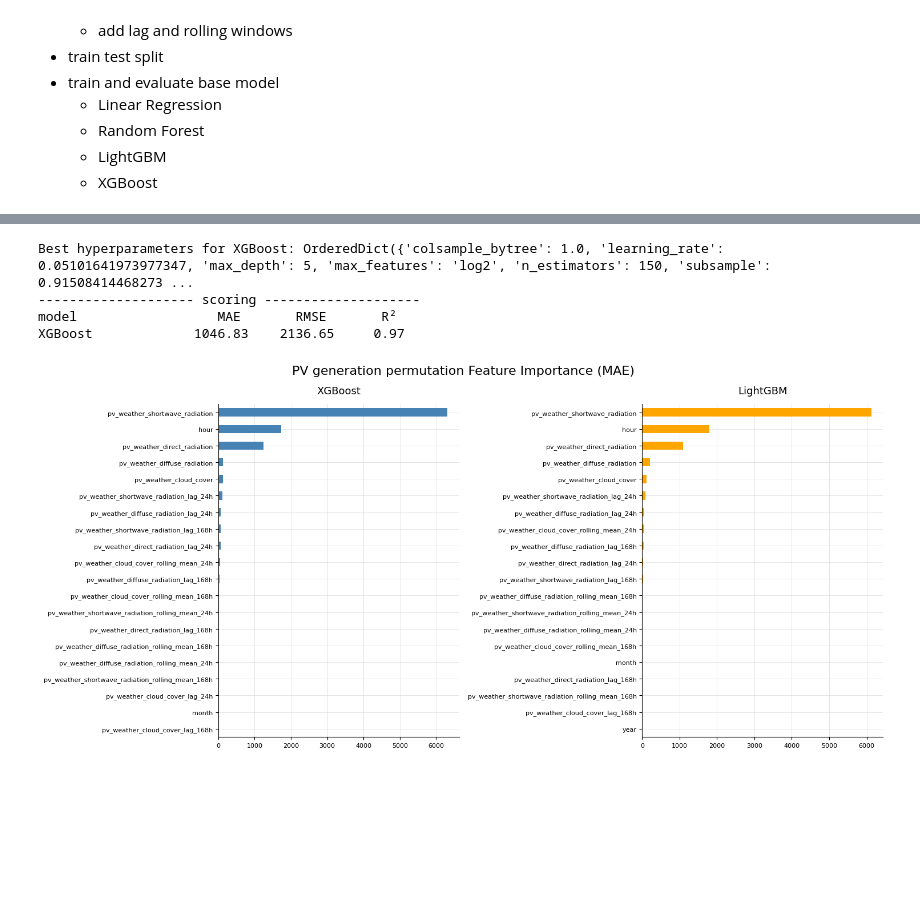
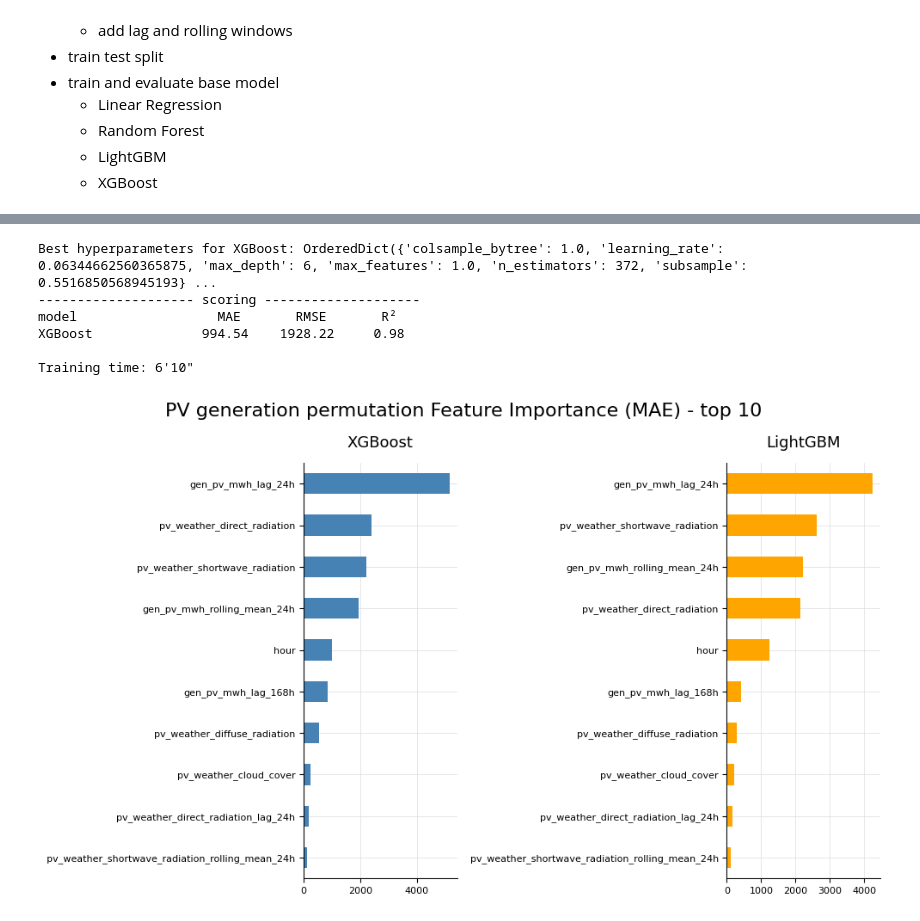
Before and after one commit to SW-oasen/electricity_price_forecast, a Jupyter notebook: notebook/04_train_pv_gen_model.ipynb, the cells around one changed output, grey strips where cells are left out. Saved outputs shown, nothing was run; the diff lists cells and outputs as text; code cells hidden in the pictures; blank space fills up the shorter version.

Commit message:
updated train pv, wind and price models

```diff
--- a/notebook/04_train_pv_gen_model.ipynb
+++ b/notebook/04_train_pv_gen_model.ipynb
@@ -125,36 +80,10 @@ from util.time_features import TimeFeatureCreator
 from src.config import DE_STATE_CODES, PANDEMIC_START, PANDEMIC_END
 import pandas as pd
 
-# prepare features for PV generation model from dataframe loaded from time series table in database, which will be used as input for the price model
-def prepare_historical_pv_features(df):
-    cols_pv_features = ['gen_pv_mwh',
-                        'pv_weather_cloud_cover',
-                        'pv_weather_diffuse_radiation',
-                        'pv_weather_direct_radiation',
-                        'pv_weather_shortwave_radiation']
-
-    df_pv = df[cols_pv_features].copy().reset_index()
-
-    # Create lag and rolling features for the weather variables, defaults to lags of 24 and 168 hours and rolling windows of 24 and 168 hours
-    df_pv = create_lag_rolling_features(df_pv, cols_pv_features)
-
-    # Create time features
-    tfc = TimeFeatureCreator(
-        country="DE",
-        state_codes=DE_STATE_CODES,
-        pandemic_start=PANDEMIC_START,
-        pandemic_end=PANDEMIC_END,
-        time_column="time",
-        include_features=["year", "hour", "month"],  # add more if needed
-    )
-
-    df_pv = tfc.create(df_pv, year=int(df_pv["time"].dt.year.max()))
-    df_pv = df_pv.dropna().reset_index(drop=True)
-
-    return df_pv
+df = load_time_series_data_from_db()
 
 # train test split
-train_end_date = pd.Timestamp("2025-10-01", tz="UTC")
+train_end_date = pd.Timestamp("2026-01-01", tz="UTC")
 df_pv = prepare_historical_pv_features(df)
 pv_features_train, pv_target_train, pv_features_test, pv_target_test = train_test_split_by_date(
     df_pv, 'time', 'gen_pv_mwh', train_end_date
@@ -292,6 +232,8 @@ param_xgb_continuous = {
 }
 
 pv_model_xgb = XGBRegressor(random_state=42)
+start_time = pd.Timestamp.now()
+
 pv_best_model_xgb, pv_best_params_xgb = tune_model_bayesian(
     model_pipeline=pv_model_xgb,
     in_param_bayes=param_xgb_continuous,
@@ -305,27 +247,36 @@ y_pred_xgb = pv_best_model_xgb.predict(pv_features_test)
 print_scores('XGBoost', pv_target_test, y_pred_xgb)
 
 save_model_to_pickle(pv_best_model_xgb, '../models/pv_xgb_model.pkl')
+
+# training time
+end_time = pd.Timestamp.now()
+training_time = end_time - start_time
+# show in minutes and seconds
+minutes, seconds = divmod(training_time.total_seconds(), 60)
+print(f"\nTraining time: {int(minutes)}'{int(seconds)}\"")
 # %% [output]
-Best hyperparameters for XGBoost: OrderedDict({'colsample_bytree': 1.0, 'learning_rate': 0.05101641973977347, 'max_depth': 5, 'max_features': 'log2', 'n_estimators': 150, 'subsample': 0.91508414468273 ...
+Best hyperparameters for XGBoost: OrderedDict({'colsample_bytree': 1.0, 'learning_rate': 0.06344662560365875, 'max_depth': 6, 'max_features': 1.0, 'n_estimators': 372, 'subsample': 0.5516850568945193} ...
 -------------------- scoring --------------------
 model                  MAE       RMSE       R²
-XGBoost             1046.83    2136.65     0.97
+XGBoost              994.54    1928.22     0.98
+
+Training time: 6'10"
 # %%
 # plot permutation feature importance of three selected models of top 20 features for MAE
 from sklearn.inspection import permutation_importance
 
 perm_importance_mae_lgbm = permutation_importance(pv_best_model_lgbm, pv_features_test, pv_target_test, scoring='neg_mean_absolute_error')
 perm_importance_mae_xgb = permutation_importance(pv_best_model_xgb, pv_features_test, pv_target_test, scoring='neg_mean_absolute_error')
-perm_importances_mae_lgbm = pd.Series(perm_importance_mae_lgbm.importances_mean, index=pv_best_model_lgbm.feature_names_in_).sort_values(ascending=True).tail(20)
-perm_importances_mae_xgb = pd.Series(perm_importance_mae_xgb.importances_mean, index=pv_best_model_xgb.feature_names_in_).sort_values(ascending=True).tail(20)
+perm_importances_mae_lgbm = pd.Series(perm_importance_mae_lgbm.importances_mean, index=pv_best_model_lgbm.feature_names_in_).sort_values(ascending=True).tail(10)
+perm_importances_mae_xgb = pd.Series(perm_importance_mae_xgb.importances_mean, index=pv_best_model_xgb.feature_names_in_).sort_values(ascending=True).tail(10)
 
-fig, axes = plt.subplots(1, 2, figsize=(15, 7))
+fig, axes = plt.subplots(1, 2, figsize=(10, 6))
 perm_importances_mae_lgbm.plot.barh(ax=axes[1], color='orange')
 axes[1].set_title("LightGBM")
 perm_importances_mae_xgb.plot.barh(ax=axes[0], color='steelblue')
 axes[0].set_title("XGBoost")
-fig.suptitle("PV generation permutation Feature Importance (MAE)", fontsize=16)
+fig.suptitle("PV generation permutation Feature Importance (MAE) - top 10", fontsize=16)
 plt.tight_layout()
 plt.show()
 # %% [output]
-[figure, old version]
+[figure, new version]
```
Also changed, not shown: parts of 9 cells of this notebook, 11 other files.
